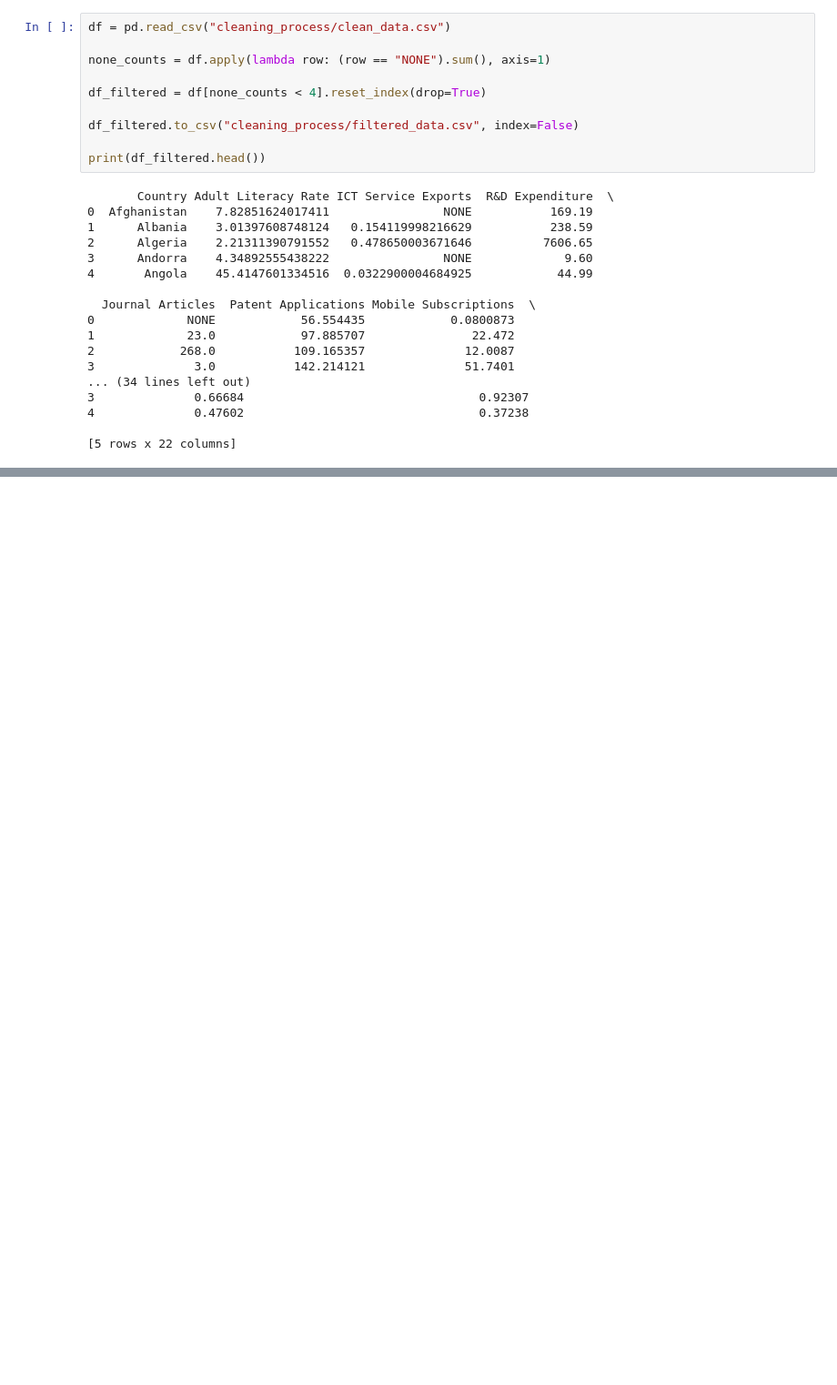
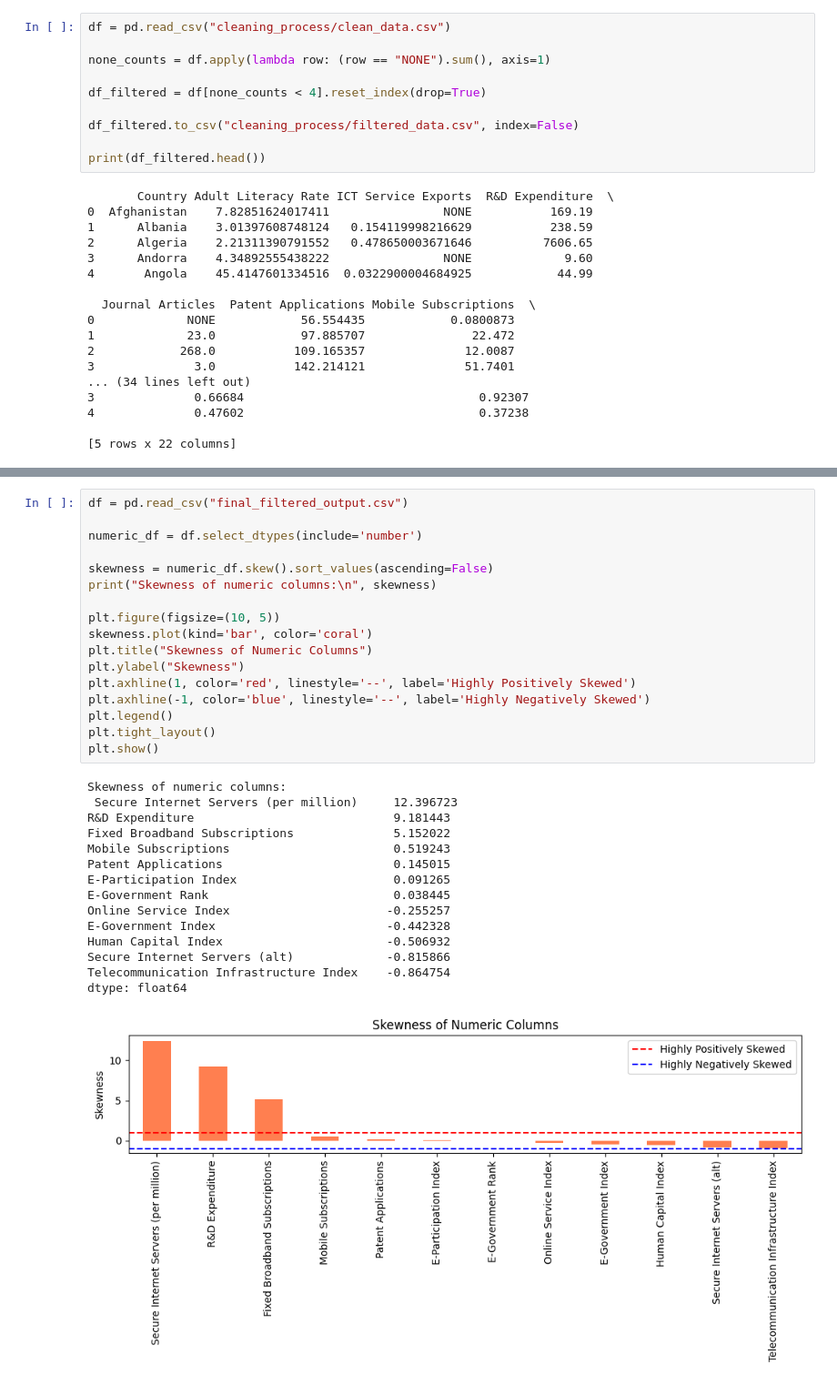
Before and after one commit to syro13/DAV_CA, a Jupyter notebook: data_cleaning.ipynb, the cells around one changed output, grey strips where cells are left out. Shown at 91% size. Saved outputs shown, nothing was run; the diff lists cells and outputs as text; blank space fills up the shorter version.

Commit message:
Determine skewness of each variable

```diff
--- a/data_cleaning.ipynb
+++ b/data_cleaning.ipynb
@@ -259,0 +286,33 @@ print(df_filtered.head())
+# %%
+df = pd.read_csv("final_filtered_output.csv")
+
+numeric_df = df.select_dtypes(include='number')
+
+skewness = numeric_df.skew().sort_values(ascending=False)
+print("Skewness of numeric columns:\n", skewness)
+
+plt.figure(figsize=(10, 5))
+skewness.plot(kind='bar', color='coral')
+plt.title("Skewness of Numeric Columns")
+plt.ylabel("Skewness")
+plt.axhline(1, color='red', linestyle='--', label='Highly Positively Skewed')
+plt.axhline(-1, color='blue', linestyle='--', label='Highly Negatively Skewed')
+plt.legend()
+plt.tight_layout()
+plt.show()
+# %% [output]
+Skewness of numeric columns:
+ Secure Internet Servers (per million)     12.396723
+R&D Expenditure                            9.181443
+Fixed Broadband Subscriptions              5.152022
+Mobile Subscriptions                       0.519243
+Patent Applications                        0.145015
+E-Participation Index                      0.091265
+E-Government Rank                          0.038445
+Online Service Index                      -0.255257
+E-Government Index                        -0.442328
+Human Capital Index                       -0.506932
+Secure Internet Servers (alt)             -0.815866
+Telecommunication Infrastructure Index    -0.864754
+dtype: float64
+[figure, added]
```
Also changed, not shown: parts of 1 cell of this notebook.
